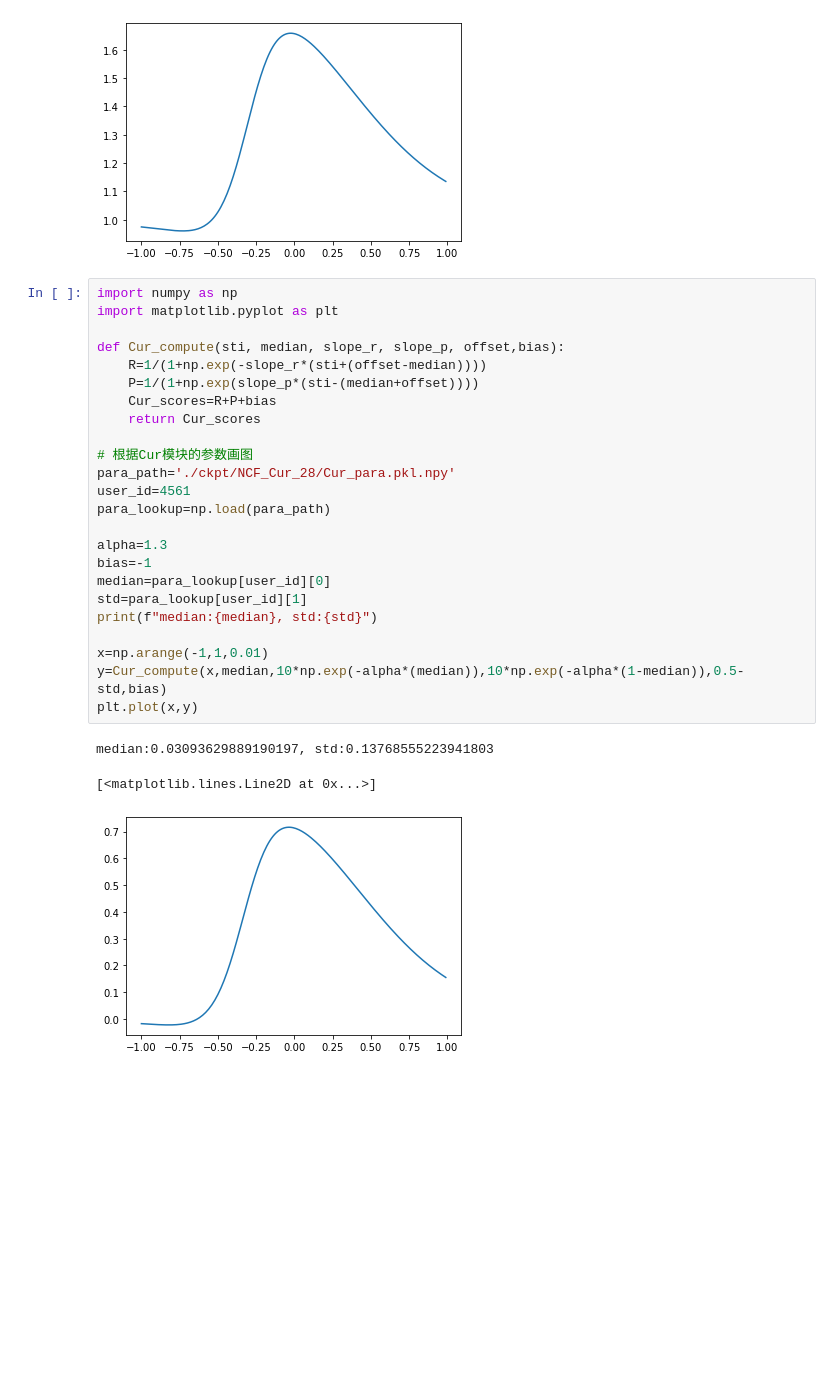
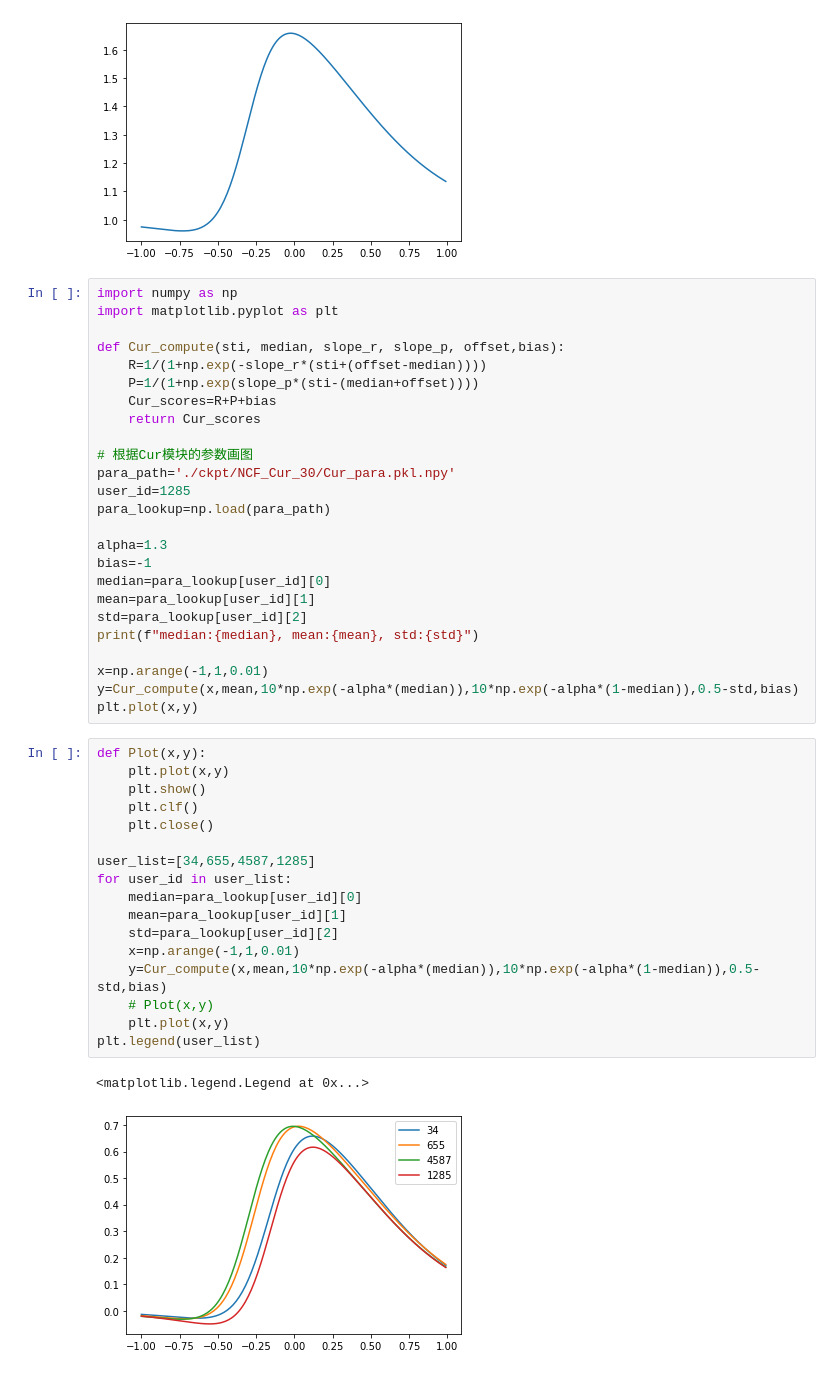
Before and after one commit to Run542968/SPCC, a Jupyter notebook: result_analysis.ipynb, the cells around one changed output. Saved outputs shown, nothing was run; the diff lists cells and outputs as text; blank space fills up the shorter version.

```diff
--- a/result_analysis.ipynb
+++ b/result_analysis.ipynb
@@ -194,20 +194,37 @@ def Cur_compute(sti, median, slope_r, slope_p, offset,bias):
     return Cur_scores
 
 # 根据Cur模块的参数画图
-para_path='./ckpt/NCF_Cur_28/Cur_para.pkl.npy'
-user_id=4561
+para_path='./ckpt/NCF_Cur_30/Cur_para.pkl.npy'
+user_id=1285
 para_lookup=np.load(para_path)
 
 alpha=1.3
 bias=-1
 median=para_lookup[user_id][0]
-std=para_lookup[user_id][1]
-print(f"median:{median}, std:{std}")
+mean=para_lookup[user_id][1]
+std=para_lookup[user_id][2]
+print(f"median:{median}, mean:{mean}, std:{std}")
 
 x=np.arange(-1,1,0.01)
-y=Cur_compute(x,median,10*np.exp(-alpha*(median)),10*np.exp(-alpha*(1-median)),0.5-std,bias)
+y=Cur_compute(x,mean,10*np.exp(-alpha*(median)),10*np.exp(-alpha*(1-median)),0.5-std,bias)
 plt.plot(x,y)
-# %% [output]
-median:0.03093629889190197, std:0.13768555223941803
-[<matplotlib.lines.Line2D at 0x...>]
-[figure, removed]
+# %%
+def Plot(x,y):
+    plt.plot(x,y)
+    plt.show()
+    plt.clf()
+    plt.close()
+
+user_list=[34,655,4587,1285]
+for user_id in user_list:
+    median=para_lookup[user_id][0]
+    mean=para_lookup[user_id][1]
+    std=para_lookup[user_id][2]
+    x=np.arange(-1,1,0.01)
+    y=Cur_compute(x,mean,10*np.exp(-alpha*(median)),10*np.exp(-alpha*(1-median)),0.5-std,bias)
+    # Plot(x,y)
+    plt.plot(x,y)
+plt.legend(user_list)
+# %% [output]
+<matplotlib.legend.Legend at 0x...>
+[figure, added]
```
Also changed, not shown: 7 other files.
